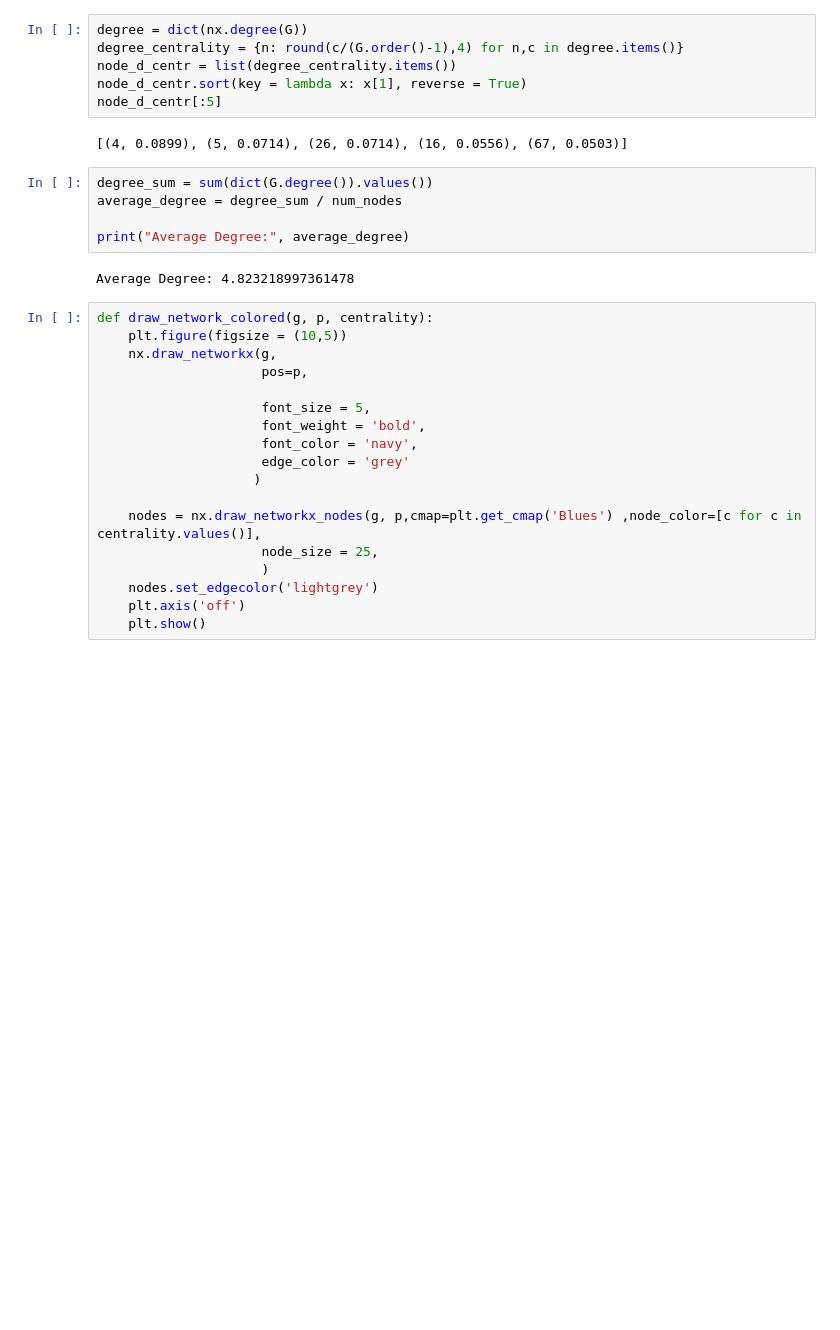
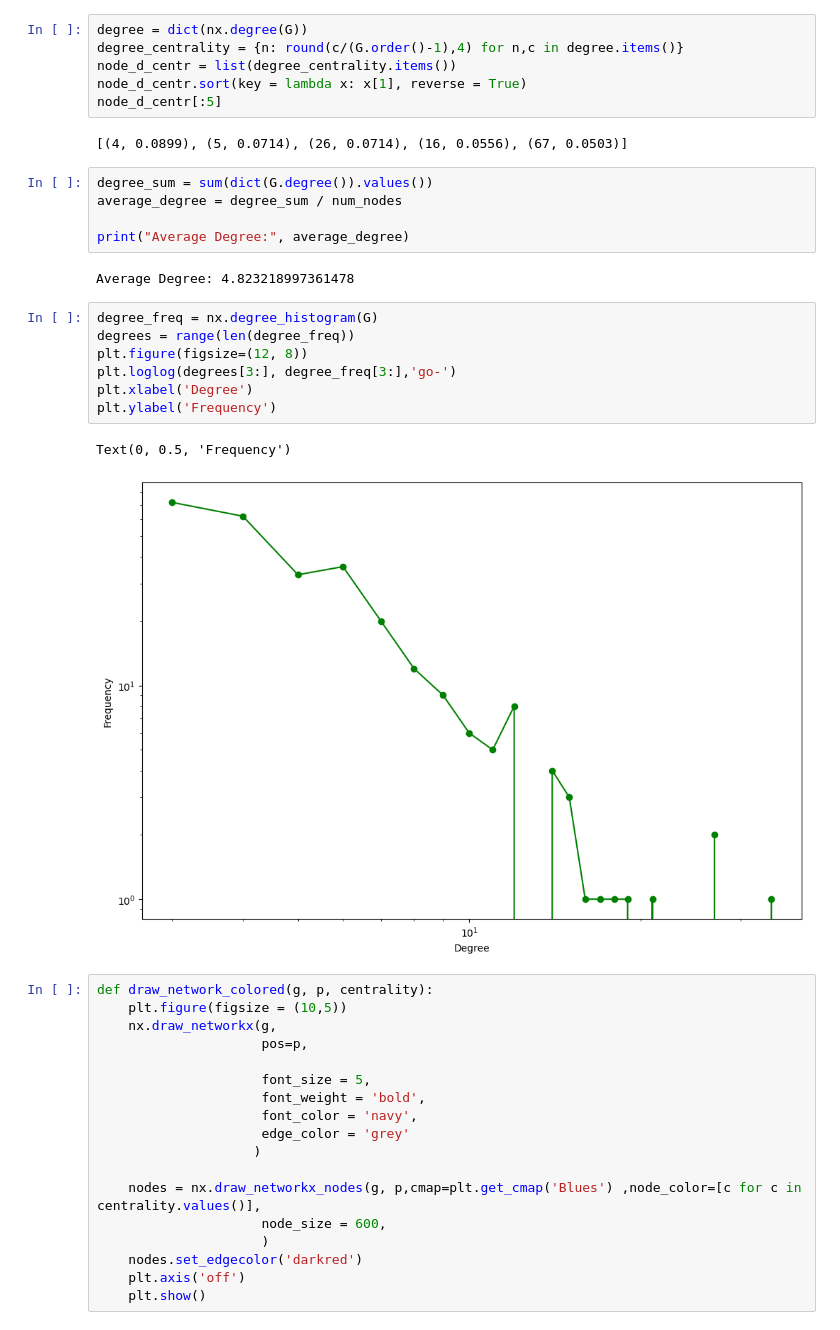
Before and after one commit to dariashcherbakovaaa/MA_DSE_Unimi, a Jupyter notebook: Network_science_project.ipynb, the cells around one changed output. Cells and saved outputs as stored; diff of their text form; blank space fills up the shorter version.

```diff
--- a/Network_science_project.ipynb
+++ b/Network_science_project.ipynb
@@ -78,6 +118,16 @@ average_degree = degree_sum / num_nodes
 print("Average Degree:", average_degree)
 # %% [output]
 Average Degree: 4.823218997361478
+# %%
+degree_freq = nx.degree_histogram(G)
+degrees = range(len(degree_freq))
+plt.figure(figsize=(12, 8))
+plt.loglog(degrees[3:], degree_freq[3:],'go-')
+plt.xlabel('Degree')
+plt.ylabel('Frequency')
+# %% [output]
+Text(0, 0.5, 'Frequency')
+[figure, added]
 # %%
 def draw_network_colored(g, p, centrality):
     plt.figure(figsize = (10,5))
@@ -91,9 +141,9 @@ def draw_network_colored(g, p, centrality):
                     )
 
     nodes = nx.draw_networkx_nodes(g, p,cmap=plt.get_cmap('Blues') ,node_color=[c for c in centrality.values()],
-                     node_size = 25,
+                     node_size = 600,
                      )
-    nodes.set_edgecolor('lightgrey')
+    nodes.set_edgecolor('darkred')
     plt.axis('off')
     plt.show()
 # %%
```
Also changed, not shown: parts of 5 cells of this notebook.
